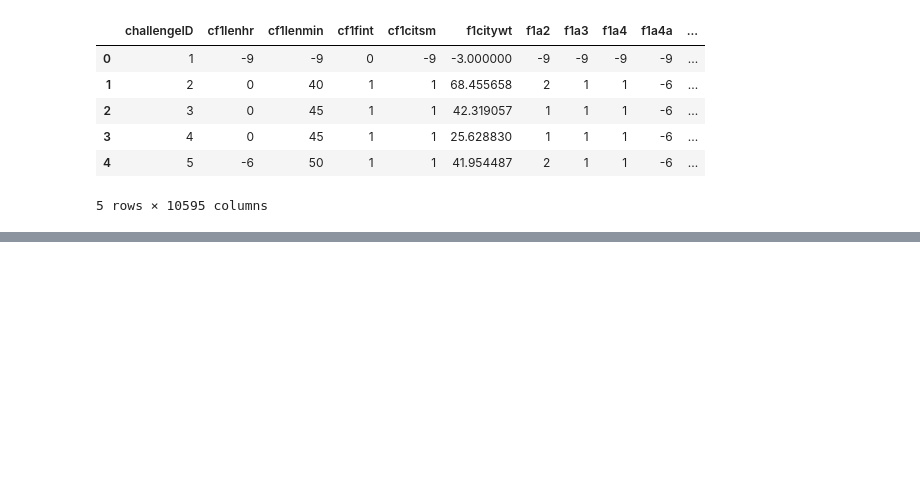
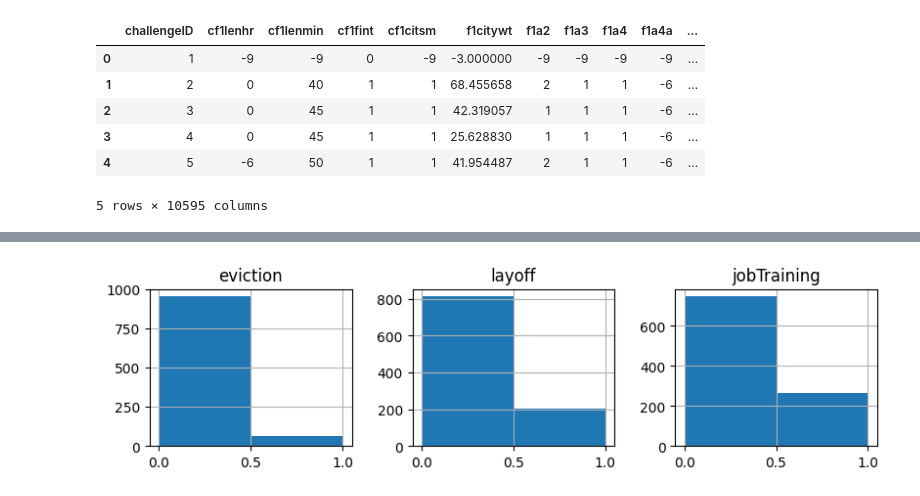
Before and after one commit to vivekkr1809/fragile_family_challenge, a Jupyter notebook: codes/ffchallenge_nb.ipynb, the cells around one changed output, grey strips where cells are left out. Drawn from its saved outputs; the diff is of its cells as text; code cells hidden in the pictures; blank space fills up the shorter version.

```diff
--- a/codes/ffchallenge_nb.ipynb
+++ b/codes/ffchallenge_nb.ipynb
@@ -83,0 +116,5 @@ background_data.head()
+# %%
+# Plot the histogram of binary labels
+hist_binary = (outcome_data[['eviction', 'layoff', 'jobTraining']]).hist(bins=2, figsize=(9.6, 4.8), layout = (2, 3))
+# %% [output]
+[figure, added]
```
Also changed, not shown: parts of 15 cells of this notebook.
